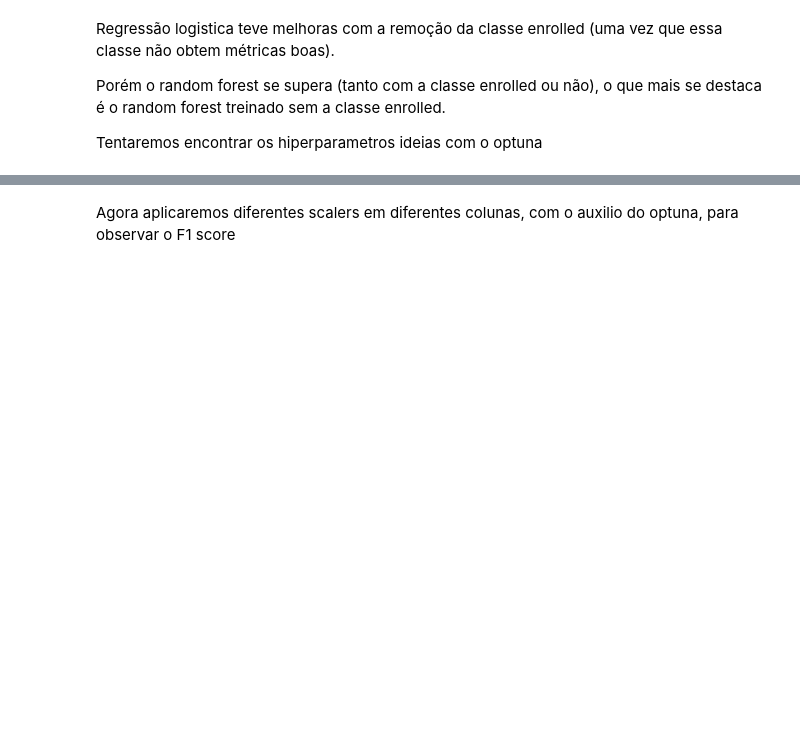
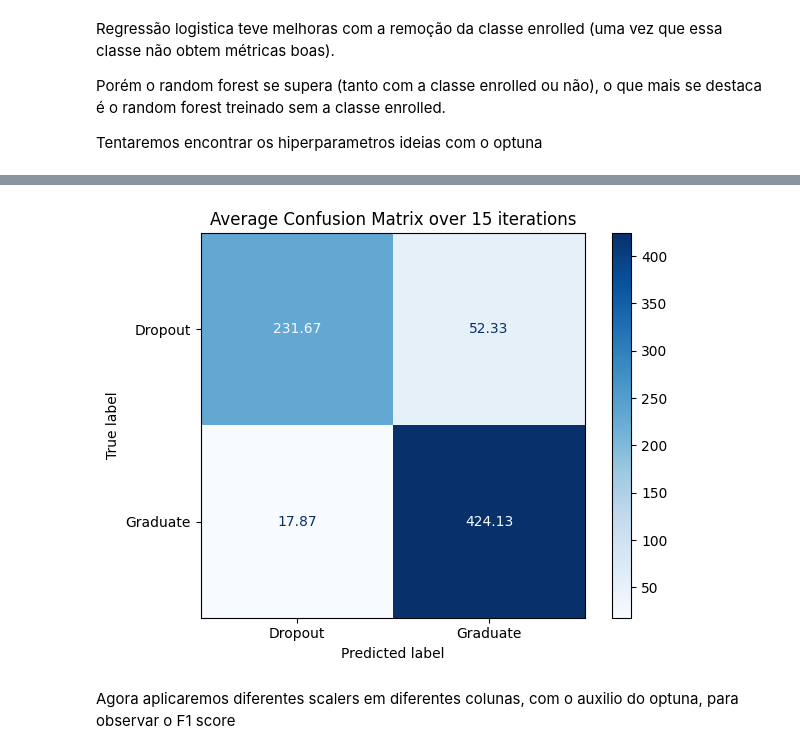
Before and after one commit to willshobwish/introducao-a-ciencia-de-dados, a Jupyter notebook: project/v3/final.ipynb, the cells around one changed output, grey strips where cells are left out. Drawn from its saved outputs; the diff is of its cells as text; code cells hidden in the pictures; blank space fills up the shorter version.

```diff
--- a/project/v3/final.ipynb
+++ b/project/v3/final.ipynb
@@ -184,3 +282,95 @@ Regressão logistica teve melhoras com a remoção da classe enrolled (uma vez q
 Porém o random forest se supera (tanto com a classe enrolled ou não), o que mais se destaca é o random forest treinado sem a classe enrolled.
 
 Tentaremos encontrar os hiperparametros ideias com o optuna
+# %%
+import numpy as np
+import pandas as pd
+from sklearn.ensemble import RandomForestClassifier
+from sklearn.metrics import f1_score, classification_report, confusion_matrix, ConfusionMatrixDisplay
+from sklearn.model_selection import train_test_split
+from sklearn.preprocessing import LabelEncoder
+import matplotlib.pyplot as plt
+import optuna
+from scipy.stats import wilcoxon
+from tqdm import tqdm
+
+# Load and prepare data
+df = pd.read_csv('predict_students_dropout_and_academic_success.csv')
+df = df[df["Target"] != "Enrolled"]
+X = df.iloc[:, :-1]
+y = df.iloc[:, -1]
+
+le = LabelEncoder()
+y = le.fit_transform(y)
+
+# Load best study
+study = optuna.load_study(
+    study_name="random_forest_optuna",
+    storage="sqlite:///random_forest.db"
+)
+best_trial = study.best_trial
+print(f"Best trial F1 score: {best_trial.value}")
+print("Best parameters:")
+for k, v in best_trial.params.items():
+    print(f"  {k}: {v}")
+
+# Evaluation settings
+n_iterations = 15
+dropout_f1_scores = []
+conf_matrix_total = np.zeros((len(le.classes_), len(le.classes_)))
+all_preds = []
+all_y_test = []
+
+# Sequential evaluation with progress bar
+for i in range(n_iterations):
+    # Create train-test split with different random state each time
+    X_train, X_test, y_train, y_test = train_test_split(
+        X, y, test_size=0.2, stratify=y
+    )
+
+    # Create model with best parameters
+    model = RandomForestClassifier(
+        n_estimators=best_trial.params['n_estimators'],
+        max_depth=best_trial.params['max_depth'],
+        min_samples_split=best_trial.params['min_samples_split'],
+        min_samples_leaf=best_trial.params['min_samples_leaf'],
+        max_features=best_trial.params['max_features'],
+        bootstrap=best_trial.params['bootstrap'],
+        n_jobs=-1  # Use all cores for single model training
+    )
+
+    # Train and evaluate
+    model.fit(X_train, y_train)
+    preds = model.predict(X_test)
+
+    # Calculate metrics
+    f1_score_per_class = f1_score(y_test, preds, average=None)
+    dropout_index = le.transform(["Dropout"])[0]
+
+    # Store results
+    dropout_f1_scores.append(f1_score_per_class[dropout_index])
+    conf_matrix_total += confusion_matrix(y_test, preds, labels=np.arange(len(le.classes_)))
+    all_preds.extend(preds)
+    all_y_test.extend(y_test)
+
+# Calculate statistics
+avg_conf_matrix = conf_matrix_total / n_iterations
+statistic, pvalue = wilcoxon(dropout_f1_scores)
+
+# Print results
+print("\nEvaluation Results:")
+print("Dropout F1 Score (mean):", np.mean(dropout_f1_scores))
+print("Dropout F1 Score (std):", np.std(dropout_f1_scores))
+print("Dropout F1 Score (var):", np.var(dropout_f1_scores))
+print("Wilcoxon p-value:", pvalue)
+
+print("\nClassification Report:")
+print(classification_report(all_y_test, all_preds, target_names=le.classes_))
+
+# Plot confusion matrix
+disp = ConfusionMatrixDisplay(confusion_matrix=avg_conf_matrix, display_labels=le.classes_)
+disp.plot(cmap="Blues", values_format=".2f")
+plt.title(f"Average Confusion Matrix over {n_iterations} iterations")
+plt.tight_layout()
+plt.show()
+# %% [output]
@@ -187,2 +394,3 @@ Tentaremos encontrar os hiperparametros ideias com o optuna
+[figure, added]
 # %% [markdown]
 Agora aplicaremos diferentes scalers em diferentes colunas, com o auxilio do optuna, para observar o F1 score
```
Also changed, not shown: parts of 19 cells of this notebook, 11 other files.
